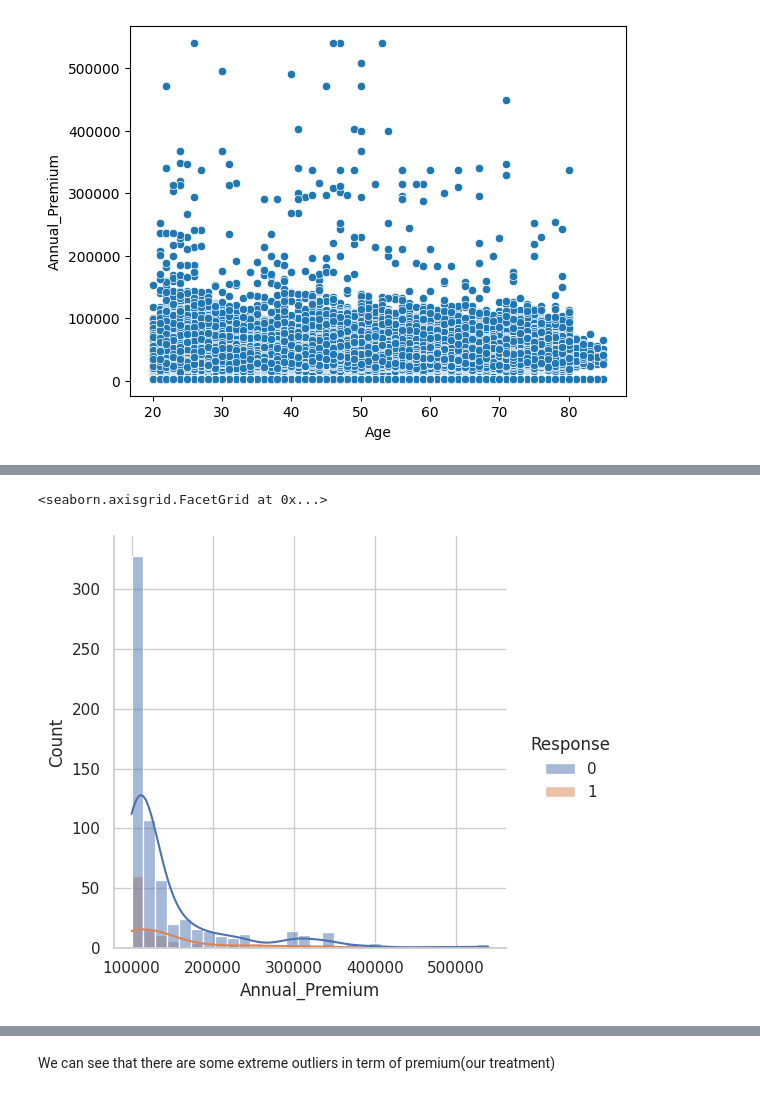
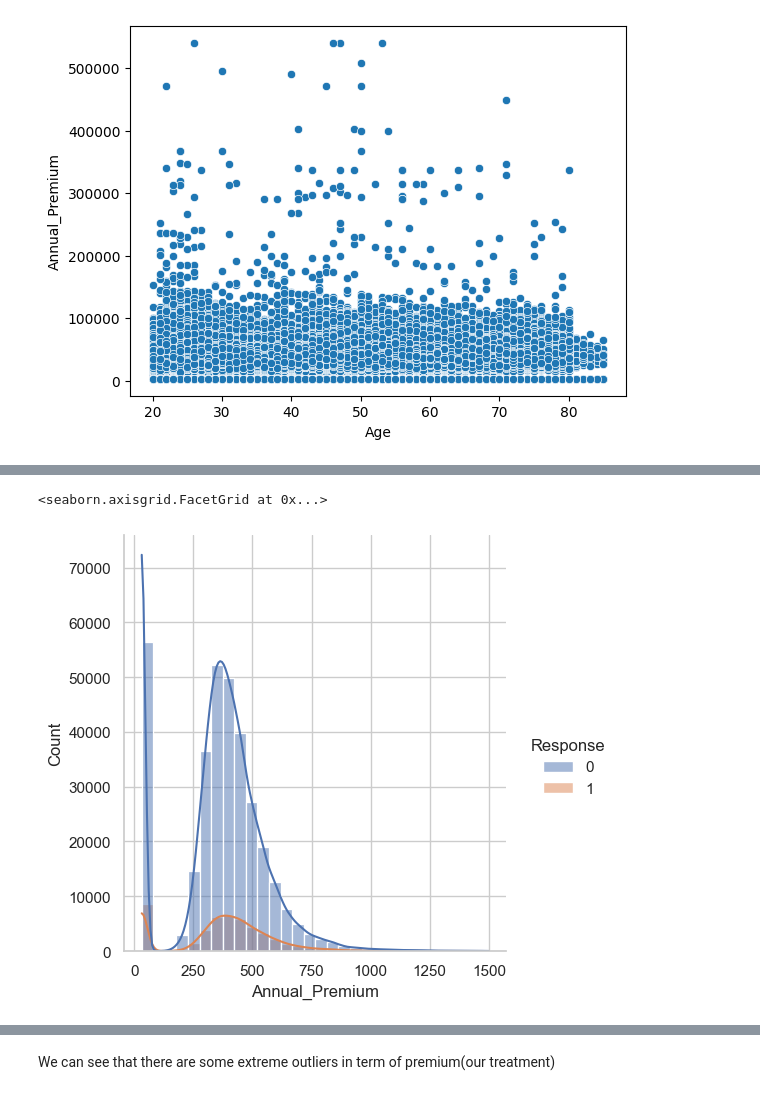
Before and after one commit to Mooncake000303/InsurancePricing_PrescriptiveAnalysis, a Jupyter notebook: Data_Processing.ipynb, the cells around one changed output, grey strips where cells are left out. Cells and saved outputs as stored; diff of their text form; code cells hidden in the pictures.

```diff
--- a/Data_Processing.ipynb
+++ b/Data_Processing.ipynb
@@ -108,3 +103,5 @@ sns.scatterplot(x=data['Age'],y=data['Annual_Premium'])
 # %% [output]
 <Axes: xlabel='Age', ylabel='Annual_Premium'>
 [figure]
+# %%
+data['Annual_Premium'] = data['Annual_Premium']*0.012
@@ -116,6 +117,6 @@ sns.displot(data, x='Annual_Premium', bins=30, hue="Response", kde=True)
 # %%
-absurd_prem = data[data['Annual_Premium']>100000]
+absurd_prem = data[data['Annual_Premium']<1500]
 sns.displot(absurd_prem, x='Annual_Premium', bins=30, hue="Response", kde=True)
 # %% [output]
 <seaborn.axisgrid.FacetGrid at 0x...>
-[figure, old version]
+[figure, new version]
```
Also changed, not shown: parts of 38 cells of this notebook, 7 other files.
